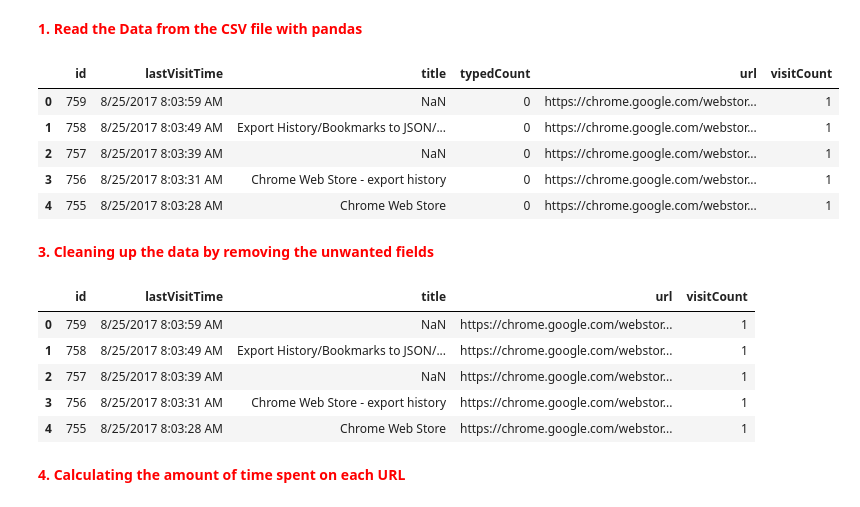
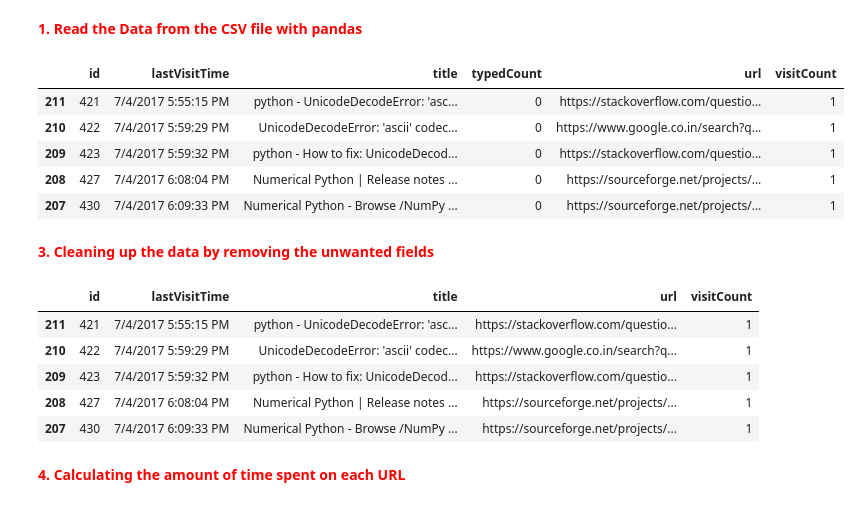
Before and after one commit to BrowseAwareResearchGroup/Initial-Analysis, a Jupyter notebook: Internal Diversion.ipynb, the cells around one changed output. Drawn from its saved outputs; the diff is of its cells as text; code cells hidden in the pictures.

```diff
--- a/Internal Diversion.ipynb
+++ b/Internal Diversion.ipynb
@@ -25,19 +29,29 @@ import sklearn
 # %% [markdown]
 <b style = "color : red" > 1. Read the Data from the CSV file with pandas </b>
 # %%
-test_data = pd.read_csv('lab_pc5.csv')
-#test_data.head()
+df = pd.read_csv('lab_pc5.csv')
+
+#To Reverse The Dataframe rows
+df = df.sort_index(axis=1 ,ascending=True)
+df = df.iloc[::-1]
+df = df.sort_index(ascending=True, axis=0)
+df = df.reindex(index=df.index[::-1])
+df.head()
+
+
 #test_data.pop('[]"_id"')
 #test_data.pop('<ROOT>_id')
 #test_data.pop('typedCount')
+test_data = df
+
 test_data.head()
 # %% [output]
 |  | id | lastVisitTime | title | typedCount | url | visitCount |
-| 0 | 759 | 8/25/2017 8:03:59 AM | NaN | 0 | https://chrome.google.com/webstor... | 1 |
-| 1 | 758 | 8/25/2017 8:03:49 AM | Export History/Bookmarks to JSON/... | 0 | https://chrome.google.com/webstor... | 1 |
-| 2 | 757 | 8/25/2017 8:03:39 AM | NaN | 0 | https://chrome.google.com/webstor... | 1 |
-| 3 | 756 | 8/25/2017 8:03:31 AM | Chrome Web Store - export history | 0 | https://chrome.google.com/webstor... | 1 |
-| 4 | 755 | 8/25/2017 8:03:28 AM | Chrome Web Store | 0 | https://chrome.google.com/webstor... | 1 |
+| 211 | 421 | 7/4/2017 5:55:15 PM | python - UnicodeDecodeError: 'asc... | 0 | https://stackoverflow.com/questio... | 1 |
+| 210 | 422 | 7/4/2017 5:59:29 PM | UnicodeDecodeError: 'ascii' codec... | 0 | https://www.google.co.in/search?q... | 1 |
+| 209 | 423 | 7/4/2017 5:59:32 PM | python - How to fix: UnicodeDecod... | 0 | https://stackoverflow.com/questio... | 1 |
+| 208 | 427 | 7/4/2017 6:08:04 PM | Numerical Python | Release notes ... | 0 | https://sourceforge.net/projects/... | 1 |
+| 207 | 430 | 7/4/2017 6:09:33 PM | Numerical Python - Browse /NumPy ... | 0 | https://sourceforge.net/projects/... | 1 |
 # %% [markdown]
 <b style = "color : red" > 3. Cleaning up the data by removing the unwanted fields </b>
 # %%
@@ -49,11 +63,11 @@ test_data.pop('typedCount')
 test_data.head()
 # %% [output]
 |  | id | lastVisitTime | title | url | visitCount |
-| 0 | 759 | 8/25/2017 8:03:59 AM | NaN | https://chrome.google.com/webstor... | 1 |
-| 1 | 758 | 8/25/2017 8:03:49 AM | Export History/Bookmarks to JSON/... | https://chrome.google.com/webstor... | 1 |
-| 2 | 757 | 8/25/2017 8:03:39 AM | NaN | https://chrome.google.com/webstor... | 1 |
-| 3 | 756 | 8/25/2017 8:03:31 AM | Chrome Web Store - export history | https://chrome.google.com/webstor... | 1 |
-| 4 | 755 | 8/25/2017 8:03:28 AM | Chrome Web Store | https://chrome.google.com/webstor... | 1 |
+| 211 | 421 | 7/4/2017 5:55:15 PM | python - UnicodeDecodeError: 'asc... | https://stackoverflow.com/questio... | 1 |
+| 210 | 422 | 7/4/2017 5:59:29 PM | UnicodeDecodeError: 'ascii' codec... | https://www.google.co.in/search?q... | 1 |
+| 209 | 423 | 7/4/2017 5:59:32 PM | python - How to fix: UnicodeDecod... | https://stackoverflow.com/questio... | 1 |
+| 208 | 427 | 7/4/2017 6:08:04 PM | Numerical Python | Release notes ... | https://sourceforge.net/projects/... | 1 |
+| 207 | 430 | 7/4/2017 6:09:33 PM | Numerical Python - Browse /NumPy ... | https://sourceforge.net/projects/... | 1 |
 # %% [markdown]
 <b style = "color : red" >4. Calculating the amount of time spent on each URL</b>
 # %%
```
Also changed, not shown: parts of 22 cells of this notebook, 3 other files.
